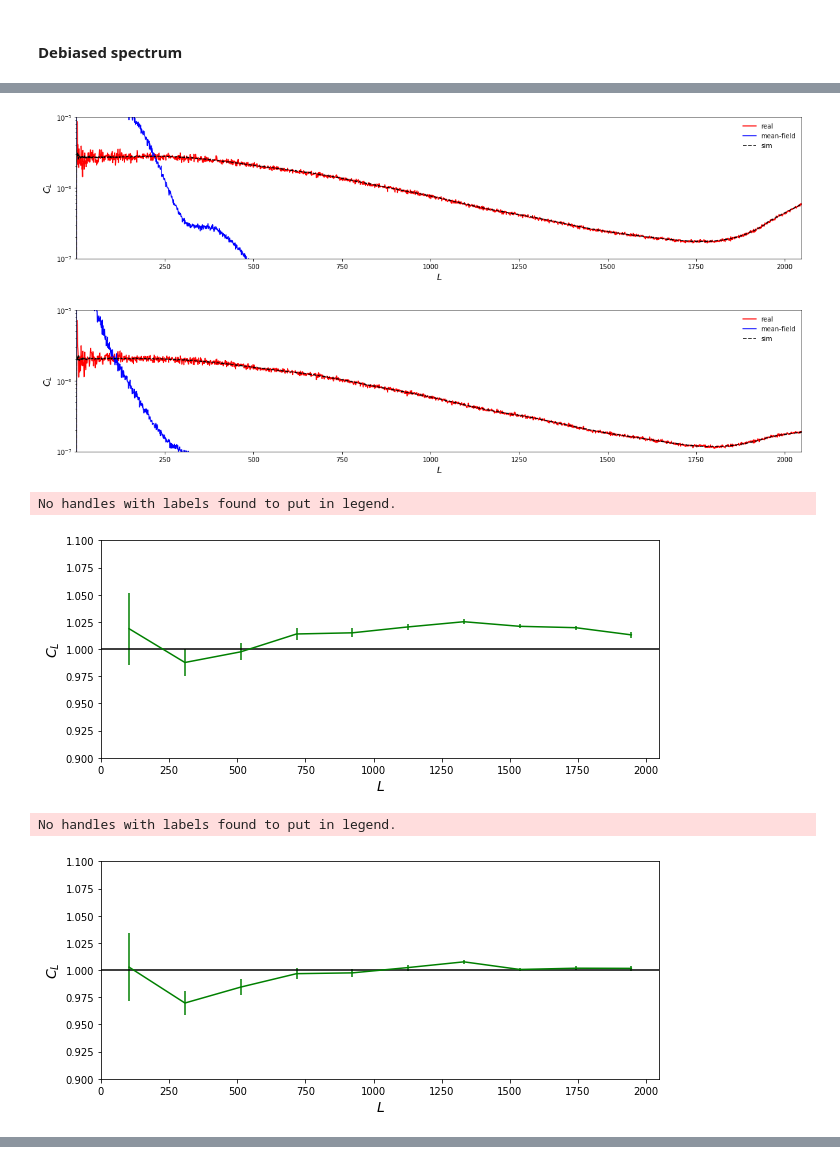
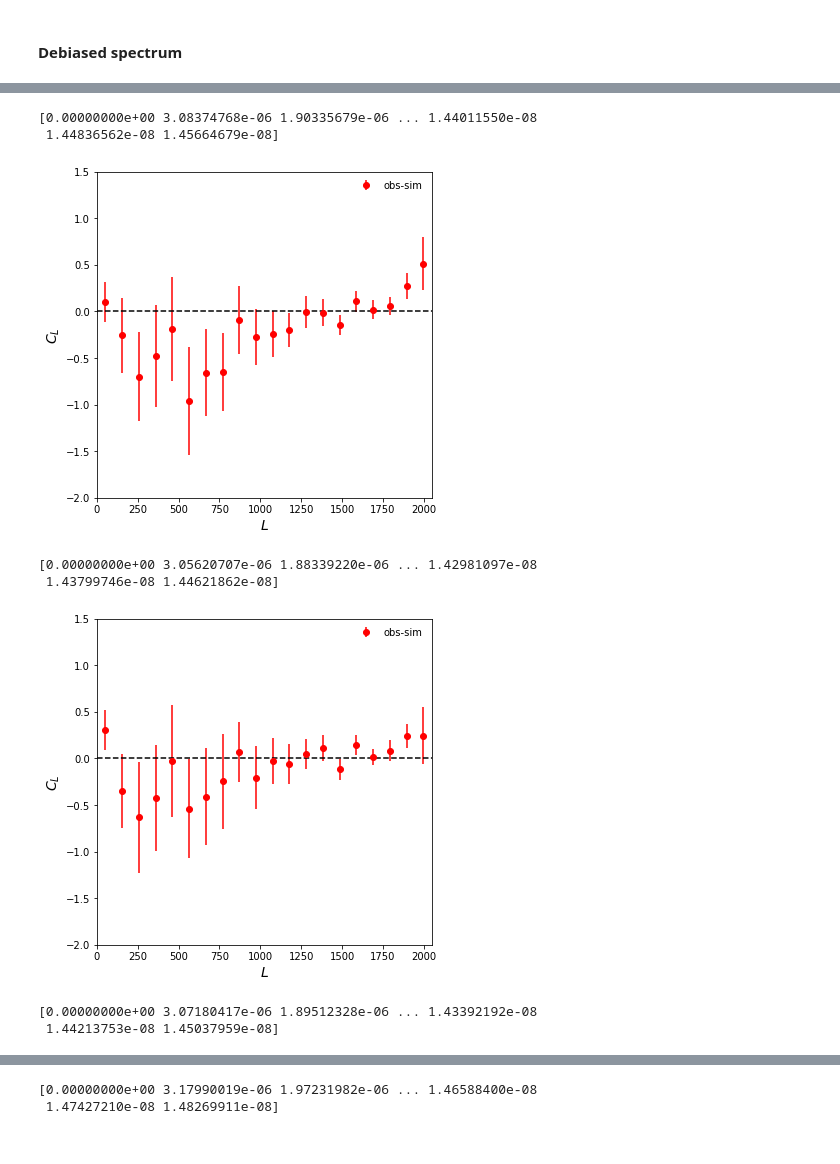
Before and after one commit to toshiyan/planck-tauxy, a Jupyter notebook: check_qtau_aps.ipynb, the cells around one changed output, grey strips where cells are left out. Drawn from its saved outputs; the diff is of its cells as text; code cells hidden in the pictures.

```diff
--- a/check_qtau_aps.ipynb
+++ b/check_qtau_aps.ipynb
@@ -118,30 +51,36 @@ show()
-# %%
-for qobj in [qtbh0,qtbh1]:
-    l, ml = np.loadtxt(qobj.f['TT'].ml[0],unpack=True,usecols=(0,1))
-    l, cl = np.loadtxt(qobj.f['TT'].ocls,unpack=True,usecols=(0,1))
-    l, sl = np.loadtxt(qobj.f['TT'].mcls,unpack=True,usecols=(0,1))
-    pl.plot_1dstyle(fsize=[20,4],ymin=1e-7,ymax=1e-5,xmin=1,xmax=2048,ylog=True)
-    plot(l,cl,'r',label='real')
-    plot(l,ml,'b',label='mean-field')
-    plot(l,sl,'k--',label='sim')
-    legend()
-    show()
-# %% [output]
-[figure, removed]
-[figure, removed]
-# %%
-mb = bn.multipole_binning(10,lmin=1,lmax=2048)
-for qobj in [qtbh2,qtbh3]:
-    mxb, vxb, sxb = bn.binned_spec(mb,qobj.f['TT'].cl,cn=2,doreal=False)
-    mtb, vtb, stb = bn.binned_spec(mb,qobj.f['TT'].cl,cn=3,doreal=False)
-    pl.plot_1dstyle(fsize=[10,4],ymin=0.9,ymax=1.1,xmin=1,xmax=2048)
-    errorbar(mb.bc,mxb/mtb,yerr=vxb/10./mtb,color='g')
-    axhline(1,color='k')
-    #plot(mb.bc,mtb,'k--',label='input')
-    legend()
-    show()
-# %% [output]
-No handles with labels found to put in legend.
-[figure, removed]
-No handles with labels found to put in legend.
-[figure, removed]
+# %%
+mb = bn.multipole_binning(20,lmin=1,lmax=2048)
+s  = mb.bc * 1e5
+#for qobj in [qtau0,qtau1,qtau4]:
+for qobj in [qtBH0,qtBH1,qtBH2,qtBH3]:
+    al = (np.loadtxt(qobj.f['TT'].al)).T[1]
+    vl = al/np.sqrt(qobj.l+1e-30)
+    sb, vb, ci, ob = bn.binned_spec(mb,qobj.f['TT'].cl,cn=1,doreal=True,opt=True,vl=vl)
+    n0 = (np.loadtxt(qobj.f['TT'].n0bs)).T[1]
+    nb = bn.binning(n0,mb,vl=vl)
+    if qobj in [qtau0,qtau1,qtau2,qtau3,qtau4]:
+        rd = (np.loadtxt(qobj.f['TT'].rdn0[0])).T[1]
+        rb = bn.binning(rd,mb,vl=vl)
+        sb = sb - nb - nb/(qobj.mfsim-1)
+        ob = ob - rb - nb/(qobj.mfsim)
+    else:
+        rd = np.array( [ (np.loadtxt(qobj.f['TT'].rdn0[i])).T[1] for i in p0.rlz ] )
+        rb = bn.binning(rd,mb,vl=vl)
+        ci = ci - rb[1:,:] - nb/(qobj.mfsim-1)
+        sb = np.mean(ci,axis=0)
+        vb = np.std(ci,axis=0)
+        ob = ob - rb[0] - nb/(qobj.mfsim)
+    pl.plot_1dstyle(fsize=[6,6],ymin=-2,ymax=1.5,xmin=1,xmax=2048)
+    errorbar(mb.bc,s*(ob-sb),color='r',yerr=s*vb,label='obs-sim',fmt='o')
+    axhline(0,color='k',ls='--')
+    legend()
+    show()
+# %% [output]
+[0.00000000e+00 3.08374768e-06 1.90335679e-06 ... 1.44011550e-08
+ 1.44836562e-08 1.45664679e-08]
+[figure, added]
+[0.00000000e+00 3.05620707e-06 1.88339220e-06 ... 1.42981097e-08
+ 1.43799746e-08 1.44621862e-08]
+[figure, added]
+[0.00000000e+00 3.07180417e-06 1.89512328e-06 ... 1.43392192e-08
+ 1.44213753e-08 1.45037959e-08]
@@ -147,0 +88,2 @@ No handles with labels found to put in legend.
+[0.00000000e+00 3.17990019e-06 1.97231982e-06 ... 1.46588400e-08
+ 1.47427210e-08 1.48269911e-08]
```
Also changed, not shown: parts of 10 cells of this notebook, 19 other files.
